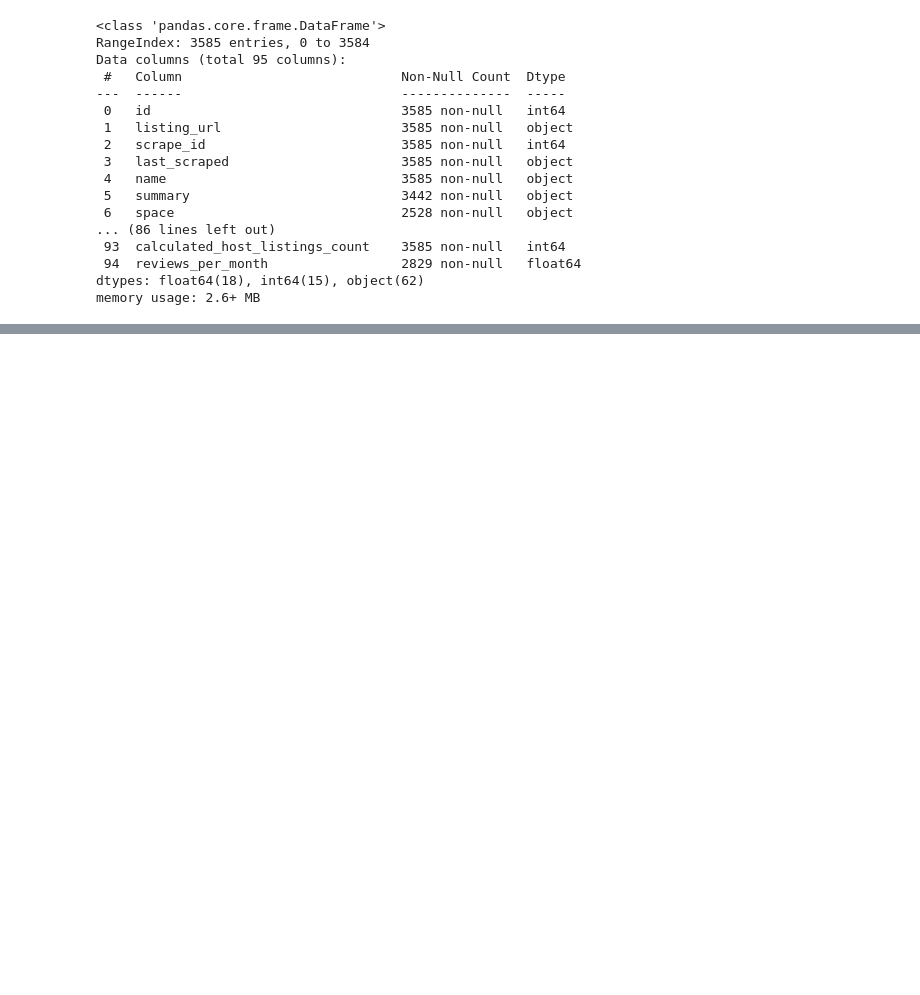
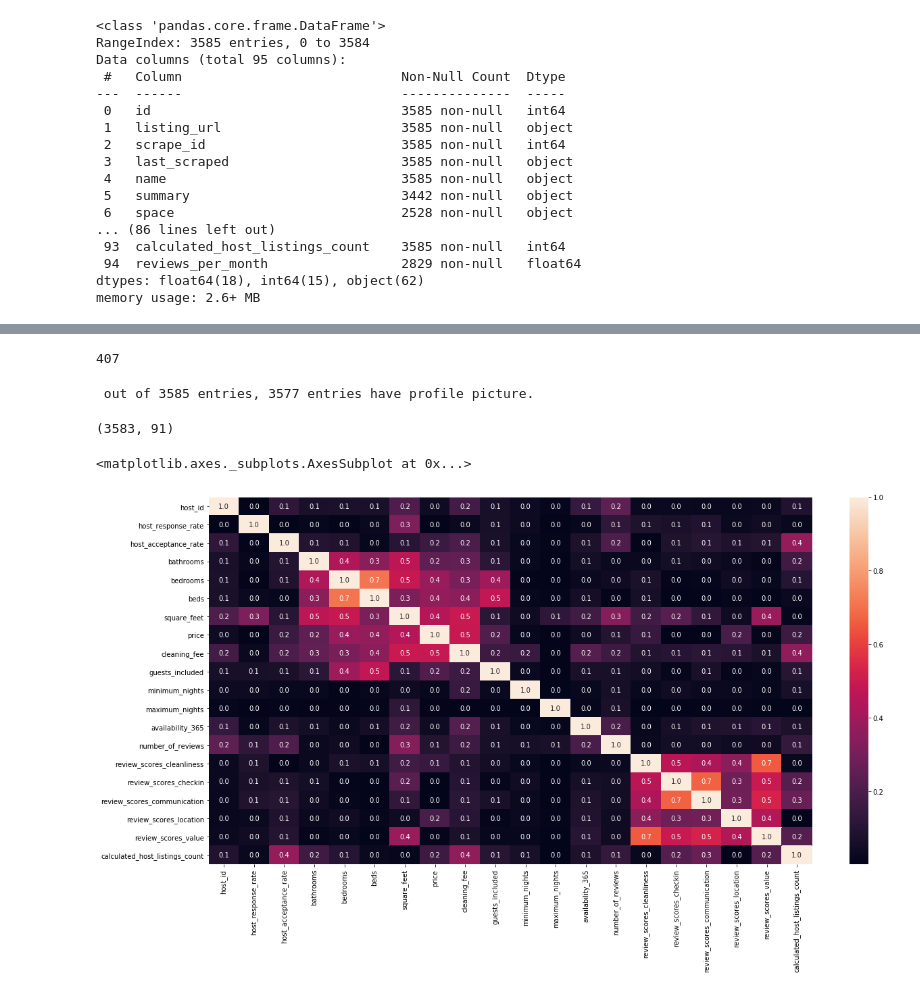
Before and after one commit to SadiqueAbdullah/Boston-Airbnb-EDA-and-Insight, a Jupyter notebook: EDA_and_Prediction.ipynb, the cells around one changed output, grey strips where cells are left out. Saved outputs shown, nothing was run; the diff lists cells and outputs as text; code cells hidden in the pictures; blank space fills up the shorter version.

Commit message:
Added plots and features of importance

```diff
--- a/EDA_and_Prediction.ipynb
+++ b/EDA_and_Prediction.ipynb
@@ -73,0 +111,4 @@ memory usage: 2.6+ MB
+# %%
+lstngs['host_acceptance_rate']= lstngs['host_acceptance_rate'].str.replace('[%,,]','')
+lstngs['host_acceptance_rate']= pd.to_numeric(lstngs['host_acceptance_rate'])
+lstngs['host_acceptance_rate']
@@ -73,0 +128,32 @@ memory usage: 2.6+ MB
+# %%
+(lstngs['host_is_superhost']=='t').sum()#407 have been listed as superhost listings
+# %% [output]
+407
+# %%
+t=(lstngs['host_has_profile_pic']=='t').sum()
+print(" out of 3585 entries, {} entries have profile picture. ".format(t))
+# %% [output]
+ out of 3585 entries, 3577 entries have profile picture.
+# %%
+#converting price related columns to numeric type from object type
+
+lstngs['cleaning_fee']= lstngs['cleaning_fee'].str.replace('[$,,]','')
+lstngs['cleaning_fee']= pd.to_numeric(lstngs['cleaning_fee'])
+lstngs['price']= lstngs['price'].str.replace('[$,,]','')
+lstngs['price']= pd.to_numeric(lstngs['price'])
+# %%
+#Dropping rows with null values from 'City' column
+lstngs=lstngs.dropna(subset=['city'])
+lstngs.shape
+# %% [output]
+(3583, 91)
+# %%
+#Dropping columns with respect to partially missing entries
+fltrd_data=lstngs.drop(['listing_url','market','require_guest_profile_picture','latitude','longitude','country','host_total_listings_count','state','room_type','house_rules','smart_location','is_location_exact','id','host_verifications','host_location','smart_location','require_guest_phone_verification','experiences_offered','bed_type','notes','weekly_price','monthly_price','first_review','availability_30','last_review','country_code','street','zipcode','country_code','calendar_updated','extra_people','host_has_profile_pic','reviews_per_month','accommodates','neighbourhood','host_since','availability_90','availability_60','review_scores_rating','name','description','neighborhood_overview','host_about','host_url','host_name','host_listings_count','access','transit','review_scores_accuracy','interaction','neighbourhood_cleansed','space','requires_license','scrape_id','last_scraped','summary','thumbnail_url','medium_url','picture_url','xl_picture_url','host_thumbnail_url','host_picture_url','calendar_last_scraped'],axis=1)
+# %%
+plt.figure(figsize=(20,10))
+ix = abs(fltrd_data.corr())
+sns.heatmap(ix,annot=True,fmt='.1f')
+# %% [output]
+<matplotlib.axes._subplots.AxesSubplot at 0x...>
+[figure, added]
```
Also changed, not shown: parts of 30 cells of this notebook.
